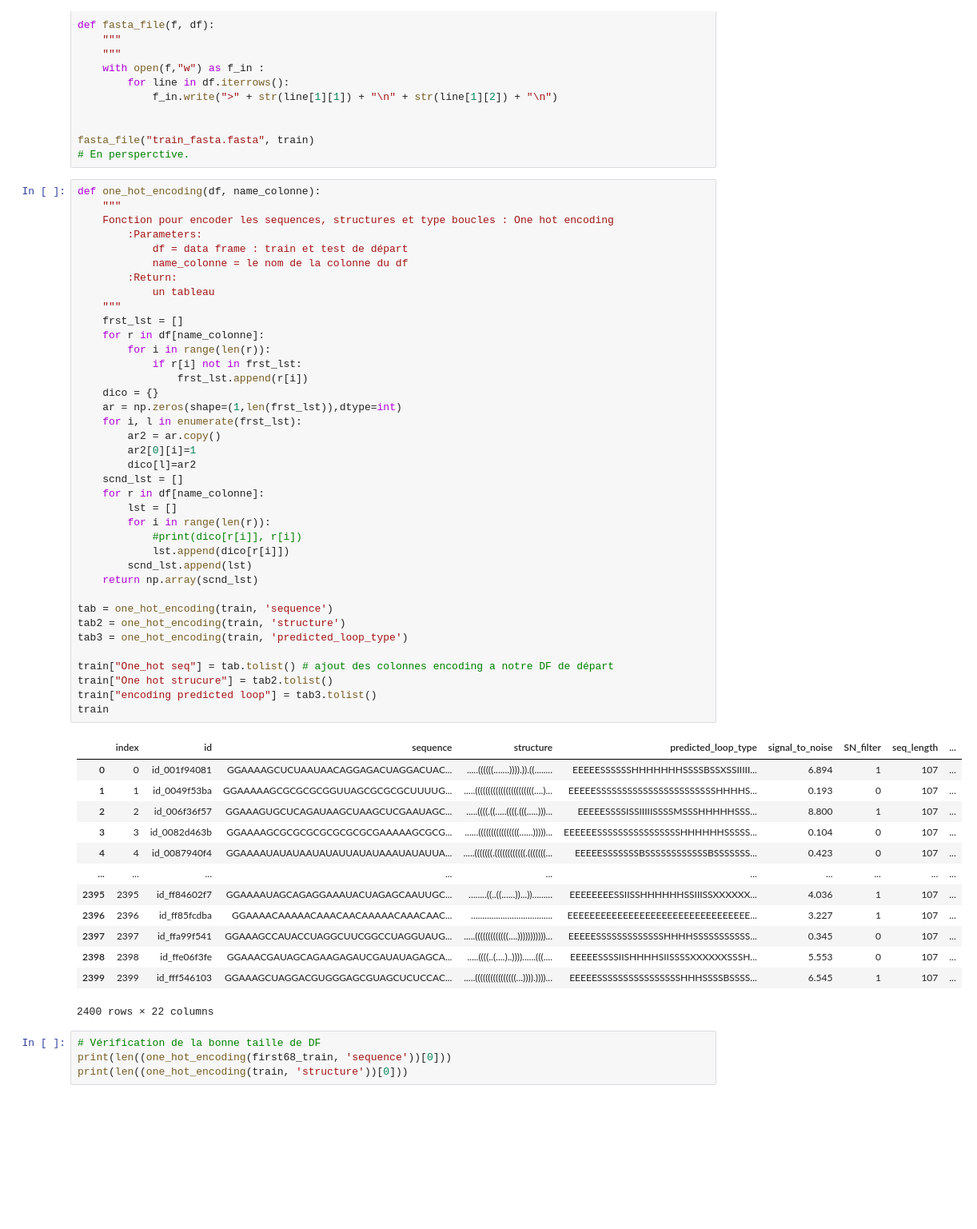
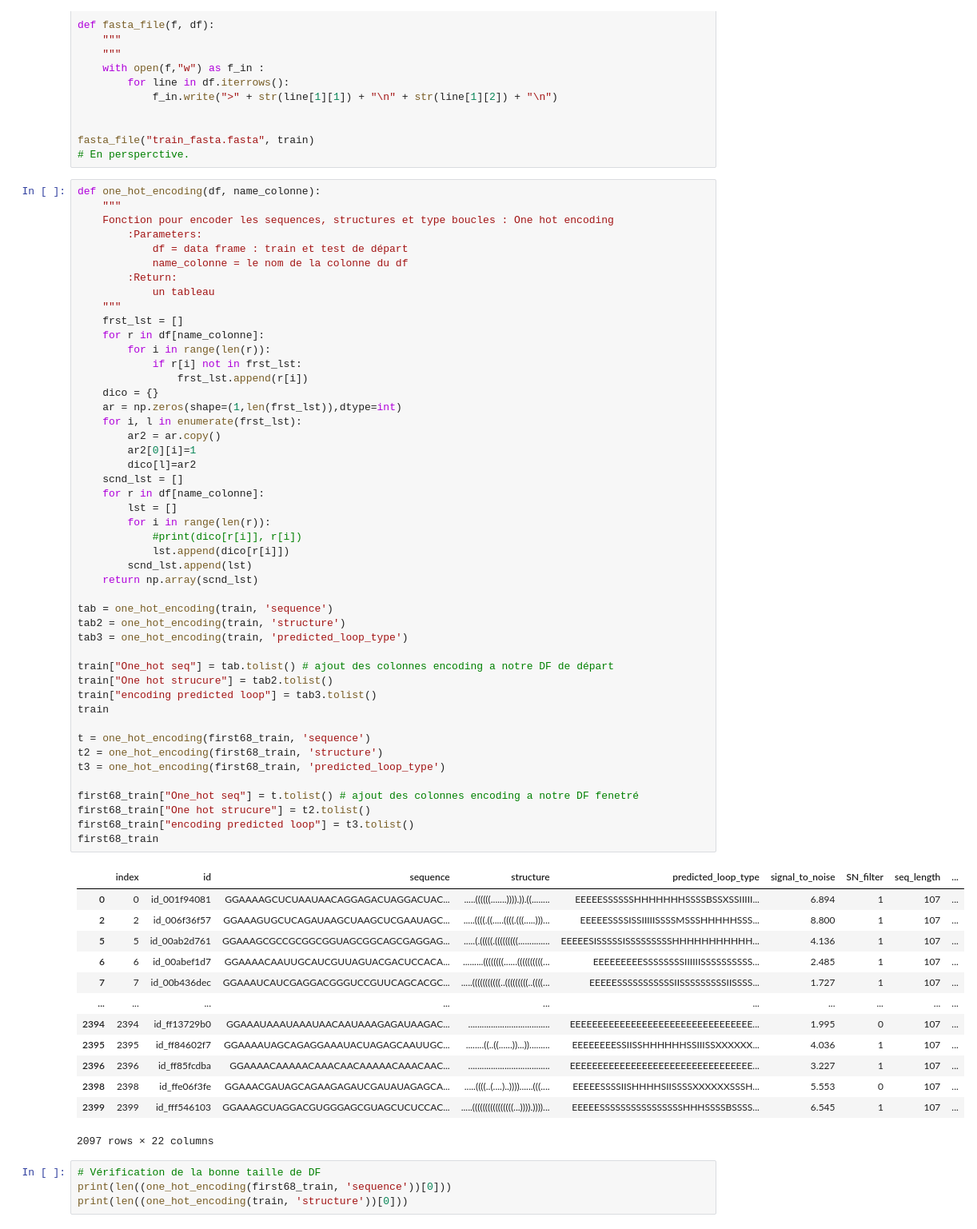
Before and after one commit to Sawzen/OpenVaccine-COVID-19-mRNA-Vaccine-Degradation-Prediction, a Jupyter notebook: Kaggle_New_Version.ipynb, the cells around one changed output. Shown at 80% size. Cells and saved outputs as stored; diff of their text form; blank space fills up the shorter version.

```diff
--- a/Kaggle_New_Version.ipynb
+++ b/Kaggle_New_Version.ipynb
@@ -105,44 +92,53 @@ def one_hot_encoding(df, name_colonne):
     for r in df[name_colonne]:
         for i in range(len(r)):
             if r[i] not in frst_lst:
                 frst_lst.append(r[i])
     dico = {}
     ar = np.zeros(shape=(1,len(frst_lst)),dtype=int)
     for i, l in enumerate(frst_lst):
         ar2 = ar.copy()
         ar2[0][i]=1
         dico[l]=ar2
     scnd_lst = []
     for r in df[name_colonne]:
         lst = []
         for i in range(len(r)):
             #print(dico[r[i]], r[i])
             lst.append(dico[r[i]])
         scnd_lst.append(lst)
     return np.array(scnd_lst)
 
 tab = one_hot_encoding(train, 'sequence')
 tab2 = one_hot_encoding(train, 'structure')
 tab3 = one_hot_encoding(train, 'predicted_loop_type')
 
 train["One_hot seq"] = tab.tolist() # ajout des colonnes encoding a notre DF de départ
 train["One hot strucure"] = tab2.tolist()
 train["encoding predicted loop"] = tab3.tolist()
 train
+
+t = one_hot_encoding(first68_train, 'sequence')
+t2 = one_hot_encoding(first68_train, 'structure')
+t3 = one_hot_encoding(first68_train, 'predicted_loop_type')
+
+first68_train["One_hot seq"] = t.tolist() # ajout des colonnes encoding a notre DF fenetré
+first68_train["One hot strucure"] = t2.tolist()
+first68_train["encoding predicted loop"] = t3.tolist()
+first68_train
 # %% [output]
 |  | index | id | sequence | structure | predicted_loop_type | signal_to_noise | SN_filter | seq_length | ... |
 | 0 | 0 | id_001f94081 | GGAAAAGCUCUAAUAACAGGAGACUAGGACUAC... | .....((((((.......)))).)).((........ | EEEEESSSSSSHHHHHHHSSSSBSSXSSIIIII... | 6.894 | 1 | 107 | ... |
-| 1 | 1 | id_0049f53ba | GGAAAAAGCGCGCGCGGUUAGCGCGCGCUUUUG... | .....(((((((((((((((((((((((....)... | EEEEESSSSSSSSSSSSSSSSSSSSSSSHHHHS... | 0.193 | 0 | 107 | ... |
 | 2 | 2 | id_006f36f57 | GGAAAGUGCUCAGAUAAGCUAAGCUCGAAUAGC... | .....((((.((.....((((.(((.....)))... | EEEEESSSSISSIIIIISSSSMSSSHHHHHSSS... | 8.800 | 1 | 107 | ... |
-| 3 | 3 | id_0082d463b | GGAAAAGCGCGCGCGCGCGCGCGAAAAAGCGCG... | ......((((((((((((((((......)))))... | EEEEEESSSSSSSSSSSSSSSSHHHHHHSSSSS... | 0.104 | 0 | 107 | ... |
-| 4 | 4 | id_0087940f4 | GGAAAAUAUAUAAUAUAUUAUAUAAAUAUAUUA... | .....(((((((.((((((((((((.(((((((... | EEEEESSSSSSSBSSSSSSSSSSSSBSSSSSSS... | 0.423 | 0 | 107 | ... |
+| 5 | 5 | id_00ab2d761 | GGAAAGCGCCGCGGCGGUAGCGGCAGCGAGGAG... | .....(.(((((.(((((((((.............. | EEEEESISSSSSISSSSSSSSSHHHHHHHHHHH... | 4.136 | 1 | 107 | ... |
+| 6 | 6 | id_00abef1d7 | GGAAAACAAUUGCAUCGUUAGUACGACUCCACA... | .........((((((((......((((((((((... | EEEEEEEEESSSSSSSSIIIIIISSSSSSSSSS... | 2.485 | 1 | 107 | ... |
+| 7 | 7 | id_00b436dec | GGAAAUCAUCGAGGACGGGUCCGUUCAGCACGC... | .....(((((((((((..(((((((((..((((... | EEEEESSSSSSSSSSSIISSSSSSSSSIISSSS... | 1.727 | 1 | 107 | ... |
 | ... | ... | ... | ... | ... | ... | ... | ... | ... | ... |
+| 2394 | 2394 | id_ff13729b0 | GGAAAUAAAUAAAUAACAAUAAAGAGAUAAGAC... | .................................... | EEEEEEEEEEEEEEEEEEEEEEEEEEEEEEEEE... | 1.995 | 0 | 107 | ... |
 | 2395 | 2395 | id_ff84602f7 | GGAAAAUAGCAGAGGAAAUACUAGAGCAAUUGC... | ........((..((......))...))......... | EEEEEEEESSIISSHHHHHHSSIIISSXXXXXX... | 4.036 | 1 | 107 | ... |
 | 2396 | 2396 | id_ff85fcdba | GGAAAACAAAAACAAACAACAAAAACAAACAAC... | .................................... | EEEEEEEEEEEEEEEEEEEEEEEEEEEEEEEEE... | 3.227 | 1 | 107 | ... |
-| 2397 | 2397 | id_ffa99f541 | GGAAAGCCAUACCUAGGCUUCGGCCUAGGUAUG... | .....(((((((((((((....)))))))))))... | EEEEESSSSSSSSSSSSSHHHHSSSSSSSSSSS... | 0.345 | 0 | 107 | ... |
 | 2398 | 2398 | id_ffe06f3fe | GGAAACGAUAGCAGAAGAGAUCGAUAUAGAGCA... | .....((((..(....)..))))......(((.... | EEEEESSSSIISHHHHSIISSSSXXXXXXSSSH... | 5.553 | 0 | 107 | ... |
 | 2399 | 2399 | id_fff546103 | GGAAAGCUAGGACGUGGGAGCGUAGCUCUCCAC... | .....((((((((((((((((...)))).))))... | EEEEESSSSSSSSSSSSSSSSHHHSSSSBSSSS... | 6.545 | 1 | 107 | ... |
-2400 rows × 22 columns
+2097 rows × 22 columns
 # %%
 # Vérification de la bonne taille de DF
 print(len((one_hot_encoding(first68_train, 'sequence'))[0]))
```
Also changed, not shown: parts of 19 cells of this notebook.
